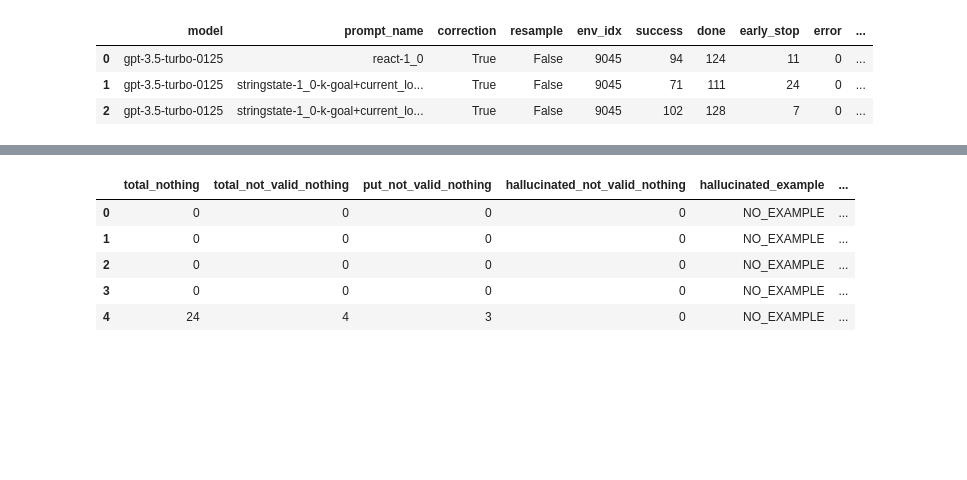
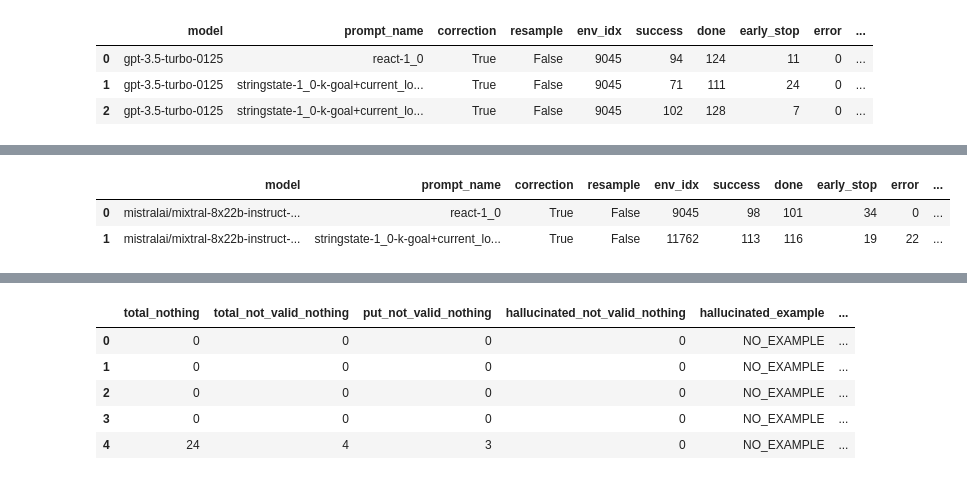
Before and after one commit to ai-nikolai/LLamp, a Jupyter notebook: playgrounds/analysis_alfworld_eval_notebook.ipynb, the cells around one changed output, grey strips where cells are left out. Saved outputs shown, nothing was run; the diff lists cells and outputs as text; code cells hidden in the pictures; blank space fills up the shorter version.

```diff
--- a/playgrounds/analysis_alfworld_eval_notebook.ipynb
+++ b/playgrounds/analysis_alfworld_eval_notebook.ipynb
@@ -1040,3 +1065,15 @@ x.head()
+# %%
+file_name = "v4_1_9_eval_correction"
+new_eval = load_data(file_name)
+# new_eval.head()
+
+x,y = analyse_data_new(new_eval)
+y.to_csv(f"../results/{file_name}_scores.csv",sep="&",index=False, float_format='%.2f')
+x.head()
+# %% [output]
+|  | model | prompt_name | correction | resample | env_idx | success | done | early_stop | error | ... |
+| 0 | mistralai/mixtral-8x22b-instruct-... | react-1_0 | True | False | 9045 | 98 | 101 | 34 | 0 | ... |
+| 1 | mistralai/mixtral-8x22b-instruct-... | stringstate-1_0-k-goal+current_lo... | True | False | 11762 | 113 | 116 | 19 | 22 | ... |
 # %%
 create_pivot(new_eval)
 # %% [output]
```
Also changed, not shown: parts of 4 cells of this notebook, 4 other files.
